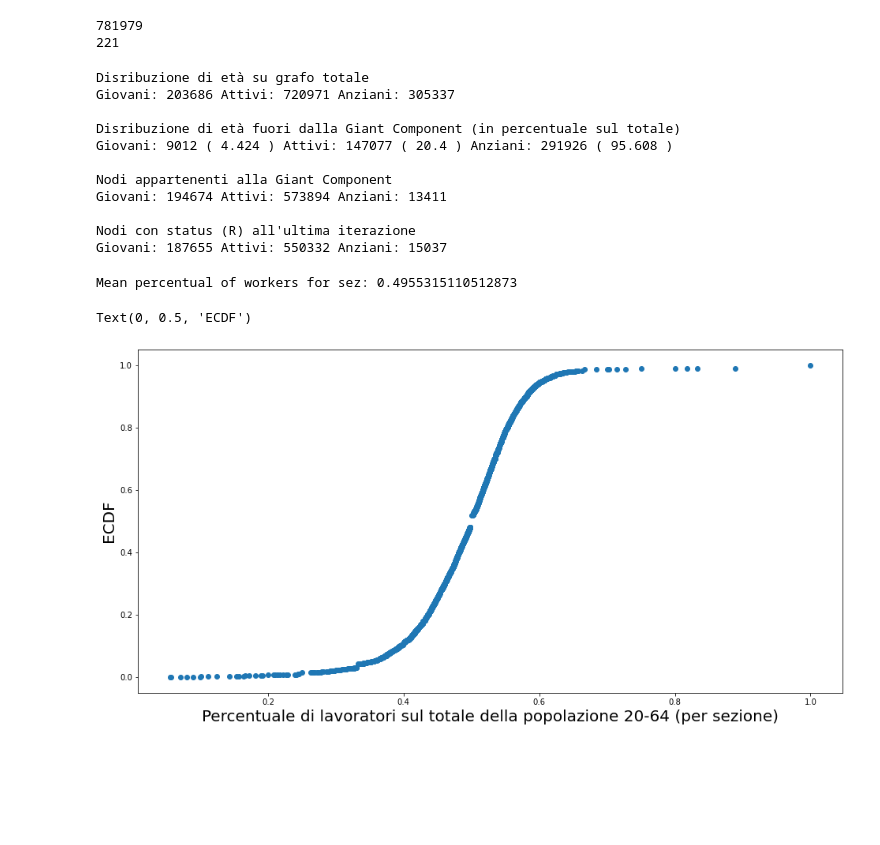
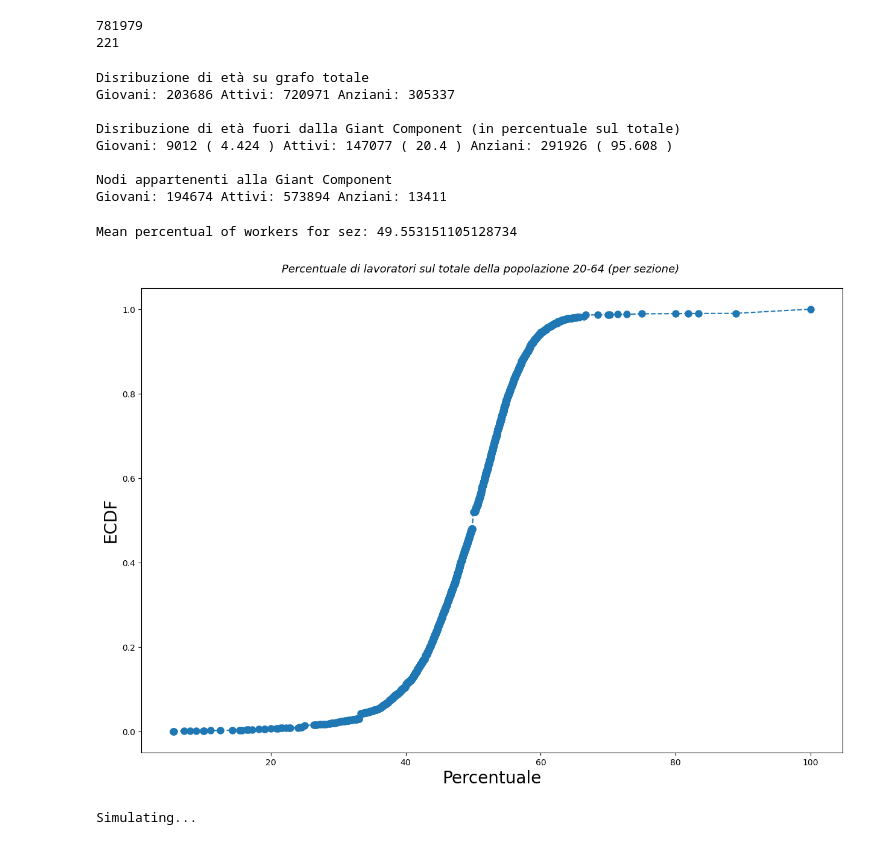
Before and after one commit to freshgiammi/Tesi, a Jupyter notebook: Tesi.ipynb, the cells around one changed output. Drawn from its saved outputs; the diff is of its cells as text; code cells hidden in the pictures; blank space fills up the shorter version.

Commit message:
Update jupyter notebook with multiple simulations

```diff
--- a/Tesi.ipynb
+++ b/Tesi.ipynb
@@ -173,9 +77,6 @@ print("Giovani:",a1,"(",round((a1/g1)*100,3),")","Attivi:",a2,"(",round((a2/g2)*
 print()
 print("Nodi appartenenti alla Giant Component")
 print("Giovani:",g1-a1,"Attivi:",g2-a2,"Anziani:",g3-a3)
-print()
-print("Nodi con status (R) all'ultima iterazione")
-print("Giovani:",len(stats_giovani[5]),"Attivi:",len(stats_attivi[5]),"Anziani:",len(stats_anziani[5]))
 # %% [output]
 Disribuzione di età su grafo totale
 Giovani: 203686 Attivi: 720971 Anziani: 305337
@@ -185,42 +86,71 @@ Giovani: 9012 ( 4.424 ) Attivi: 147077 ( 20.4 ) Anziani: 291926 ( 95.608 )
 
 Nodi appartenenti alla Giant Component
 Giovani: 194674 Attivi: 573894 Anziani: 13411
-
-Nodi con status (R) all'ultima iterazione
-Giovani: 187655 Attivi: 550332 Anziani: 15037
 # %%
 client = MongoClient('localhost', 27017)
 db = client['tesi']
 db_sezioni = db['sezioni']
 db_lavoro = db['lavoro']
 
 work_dist = []
 for i in list(db_sezioni.find()):
     #print("Indexing sez:",i["properties"]["SEZ"], end="\r", flush=True)
     num_attivi = 0
     num_workers = 0
     if "famiglie" in i.keys():
         for fam in i["famiglie"]:
             for mem in fam["members"]:
                 if mem["age"] == "20-64":
                     num_attivi += 1
                     if "sez_lavoro" in mem.keys(): num_workers += 1
         if (num_workers != 0 and num_attivi != 0):
-            work_dist.append({"sez":i["properties"]["SEZ"],"num":num_workers/num_attivi})
+            work_dist.append({"sez":i["properties"]["SEZ"],"num":(num_workers/num_attivi)*100})
 
 list_dist =  [i["num"] for i in work_dist]
 print("Mean percentual of workers for sez:",np.mean(list_dist))
 
 # ECDF linear scale
+plt.style.use('default')
 cdf = ECDF(list_dist)
 x = np.unique(list_dist)
 y = cdf(x)
-fig_cdf = plt.figure(figsize=(16,8))
+fig_cdf = plt.figure(figsize=(15,10))
 axes = fig_cdf.gca()
-axes.plot(x,y,marker='o',ms=6, linestyle='None')
-axes.set_xlabel('Percentuale di lavoratori sul totale della popolazione 20-64 (per sezione)',size=20)
+axes.plot(x,y,marker='o',ms=8,  linestyle='--')
+# general title
+plt.suptitle('Percentuale di lavoratori sul totale della popolazione 20-64 (per sezione)', fontsize=13, fontweight=0, color='black', style='italic', y=0.92)
+axes.set_xlabel('Percentuale',size=20)
 axes.set_ylabel('ECDF', size = 20)
+plt.show()
 # %% [output]
-Mean percentual of workers for sez: 0.4955315110512873
+Mean percentual of workers for sez: 49.553151105128734
-Text(0, 0.5, 'ECDF')
-[figure, old version]
+[figure, new version]
+# %%
+#CUSTOM SEIR_AS MODEL SIMULATION
+print("Simulating...")
+# Model selection
+model = SEIR_ASModel(relabeled)
+
+# Model Configuration
+cfg = mc.Configuration()
+cfg.add_model_parameter('beta', 0.57) #Infection rate from I_A/S Neighbors
+cfg.add_model_parameter('gamma', 0.15) #Recovery/Removal rate
+cfg.add_model_parameter('alpha', 0.2) #Latent period
+cfg.add_model_parameter('kappa', 0.25) #Symptomatic/Asymptomatic Ratio
+
+#This parameter "smoothens" out the infection rate in the first iterations.
+#1: 1-(1-beta)^(num_of_infected_neighbors)[0.99 on > 5 infected neighbors]
+#0: beta*(average_infected_weight)
+cfg.add_model_parameter('tp_rate', 0)
+
+cfg.add_model_parameter("fraction_infected", 0.005) #Starting infected nodes
+model.set_initial_status(cfg)
+
+#Run 50 simulations, results will be a mean of all data generated
+simulations = []
+for i in range (0,5):
+    print("Running simulation number",i+1)
+    simulations.append(model.iteration_bunch(60,progress_bar=True))
+    model.reset()
+# %% [output]
+Simulating...
```
Also changed, not shown: parts of 14 cells of this notebook, 1 other file.
